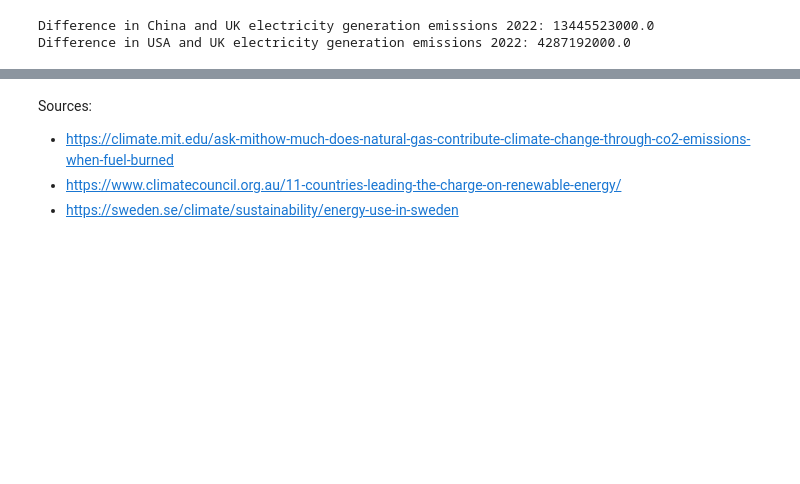
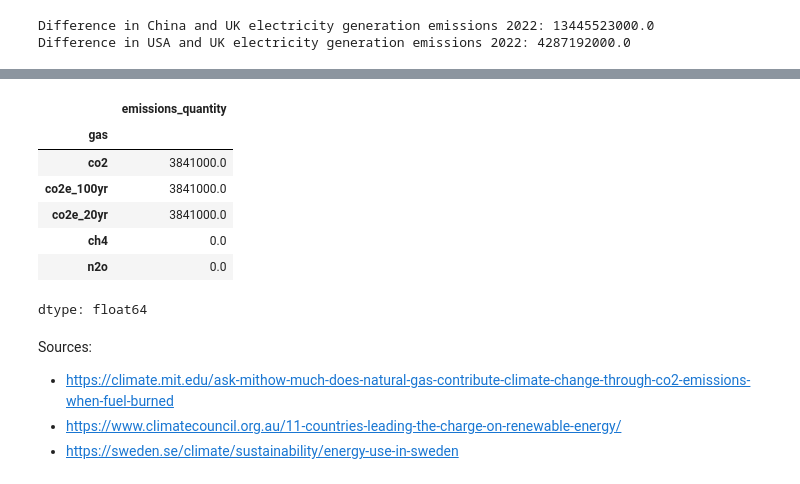
Before and after one commit to maggieesar/Electricity-and-GHG, a Jupyter notebook: FinalProject.ipynb, the cells around one changed output, grey strips where cells are left out. Drawn from its saved outputs; the diff is of its cells as text; code cells hidden in the pictures; blank space fills up the shorter version.

```diff
--- a/FinalProject.ipynb
+++ b/FinalProject.ipynb
@@ -280,3 +314,14 @@ These graphs show perspective and the differences in how much emissions countrie
+# %%
+sweden_by_gas
+# %% [output]
+|  | emissions_quantity |
+| gas |  |
+| co2 | 3841000.0 |
+| co2e_100yr | 3841000.0 |
+| co2e_20yr | 3841000.0 |
+| ch4 | 0.0 |
+| n2o | 0.0 |
+dtype: float64
 # %% [markdown]
 Sources:
 
```
Also changed, not shown: parts of 4 cells of this notebook.
